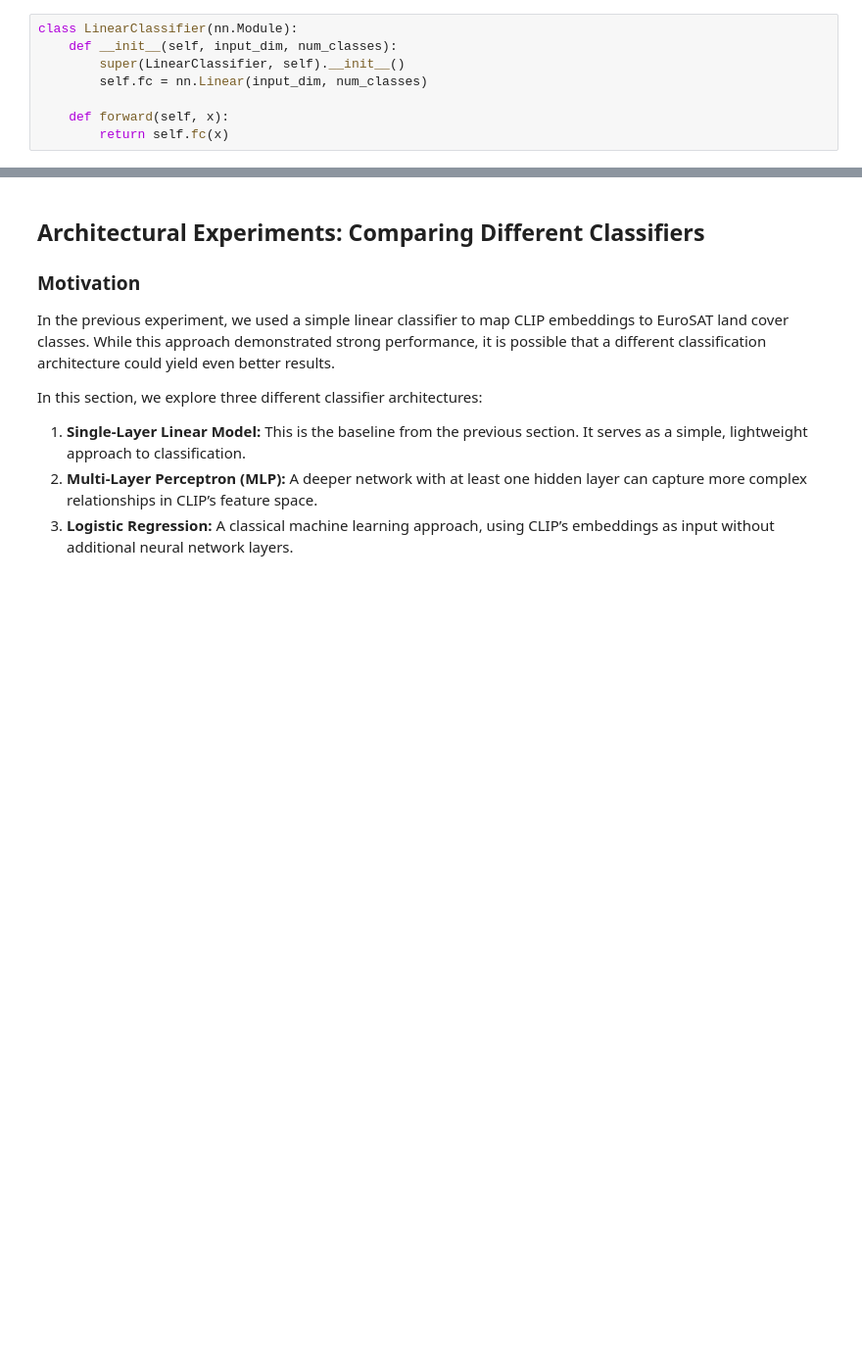
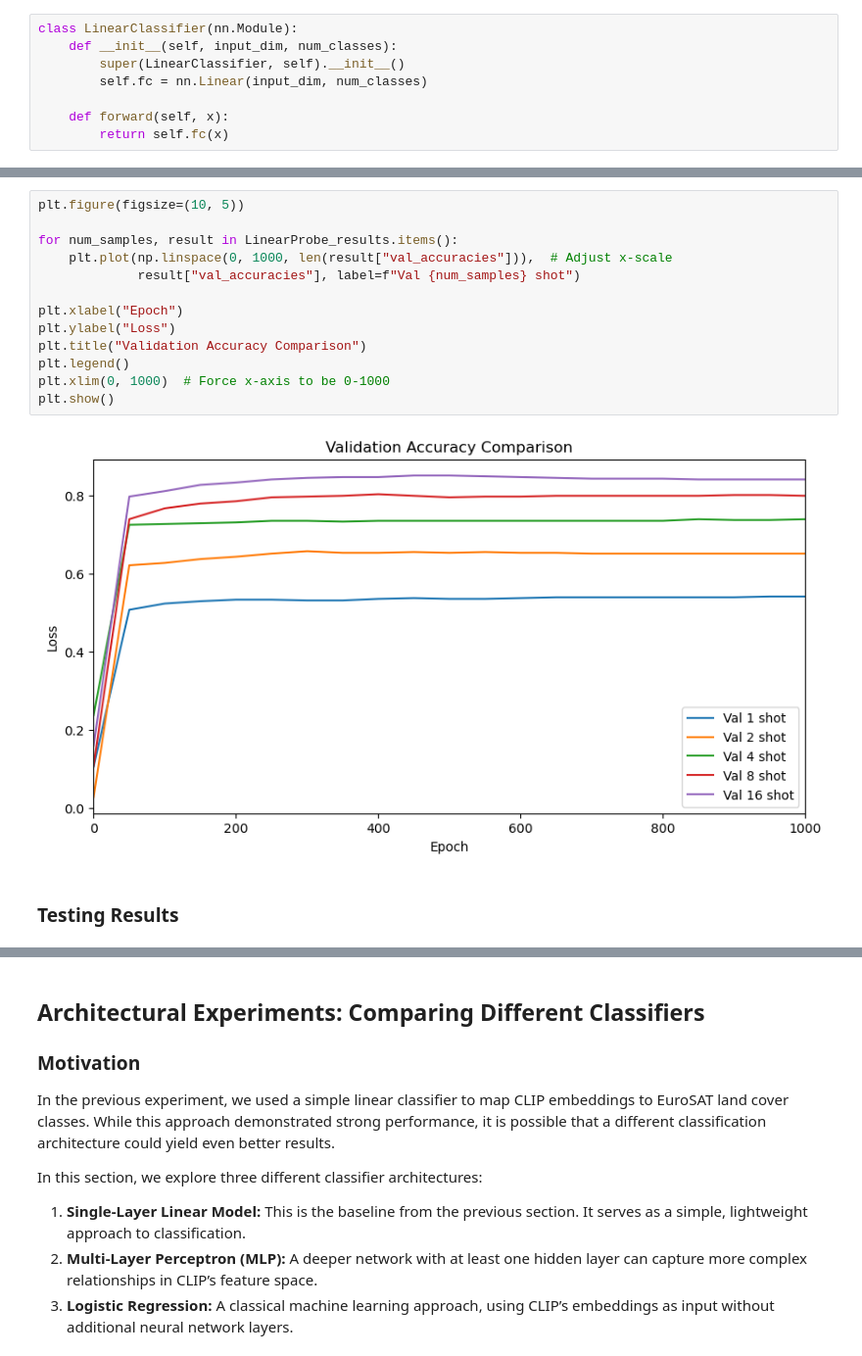
Before and after one commit to andrea-zoccante/land-classification-project, a Jupyter notebook: task2.ipynb, the cells around one changed output, grey strips where cells are left out. Shown: that part at 98% size. Cells and saved outputs as stored; diff of their text form; blank space fills up the shorter version.

```diff
--- a/task2.ipynb
+++ b/task2.ipynb
@@ -175,0 +241,17 @@ Test Accuracy (20 images/class): 87.63%
+# %%
+plt.figure(figsize=(10, 5))
+
+for num_samples, result in LinearProbe_results.items():
+    plt.plot(np.linspace(0, 1000, len(result["val_accuracies"])),  # Adjust x-scale
+             result["val_accuracies"], label=f"Val {num_samples} shot")
+
+plt.xlabel("Epoch")
+plt.ylabel("Loss")
+plt.title("Validation Accuracy Comparison")
+plt.legend()
+plt.xlim(0, 1000)  # Force x-axis to be 0-1000
+plt.show()
+# %% [output]
+[figure, added]
+# %% [markdown]
+### Testing Results
```
Also changed, not shown: parts of 43 cells of this notebook, 5 other files.
